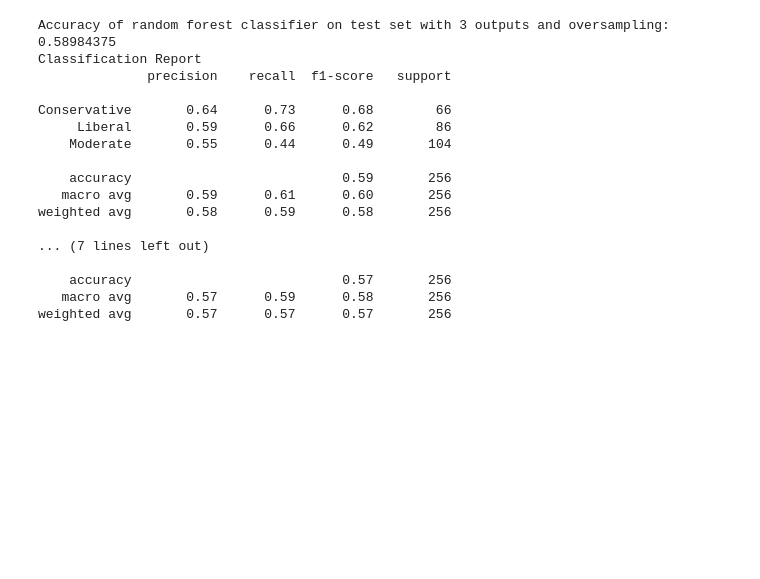
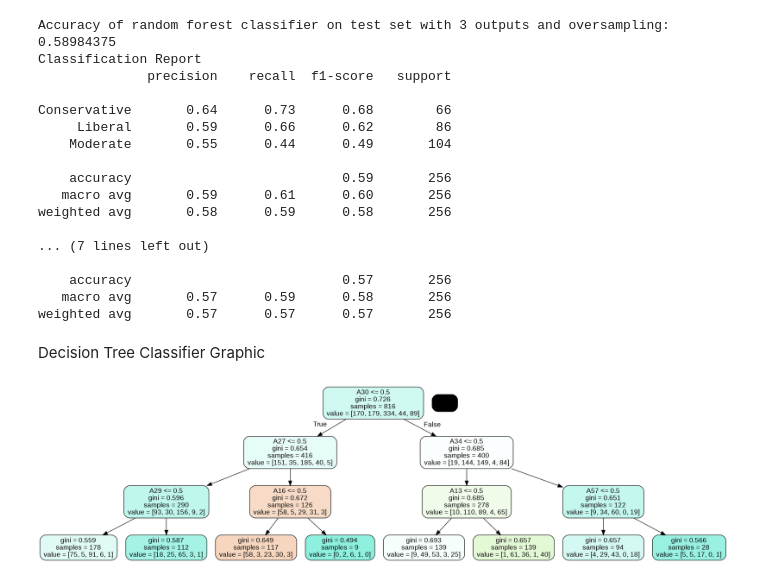
Before and after one commit to mandymccabe/Final_Project, a Jupyter notebook: FinalProjectMachineLearning.ipynb, the cells around one changed output. Cells and saved outputs as stored; diff of their text form; code cells hidden in the pictures; blank space fills up the shorter version.

```diff
--- a/FinalProjectMachineLearning.ipynb
+++ b/FinalProjectMachineLearning.ipynb
@@ -651,3 +646,25 @@ weighted avg       0.58      0.59      0.58       256
     accuracy                           0.57       256
    macro avg       0.57      0.59      0.58       256
 weighted avg       0.57      0.57      0.57       256
+# %% [markdown]
+Decision Tree Classifier Graphic
+# %%
+from IPython.display import Image
+from six import StringIO
+from sklearn.tree import export_graphviz
+import pydot
+
+feature_list = list(df3.columns)[:-4]
+
+features = list(feature_list)
+
+DTC_baseline = DecisionTreeClassifier(max_depth=3, random_state=3)
+DTC_baseline.fit(X_train,y_train)
+
+dot_data = StringIO()
+export_graphviz(DTC_baseline, out_file=dot_data,feature_names=features,filled=True,rounded=True)
+
+graph = pydot.graph_from_dot_data(dot_data.getvalue())
+Image(graph[0].create_png())
+# %% [output]
+[figure, added]
```
Also changed, not shown: parts of 4 cells of this notebook.
